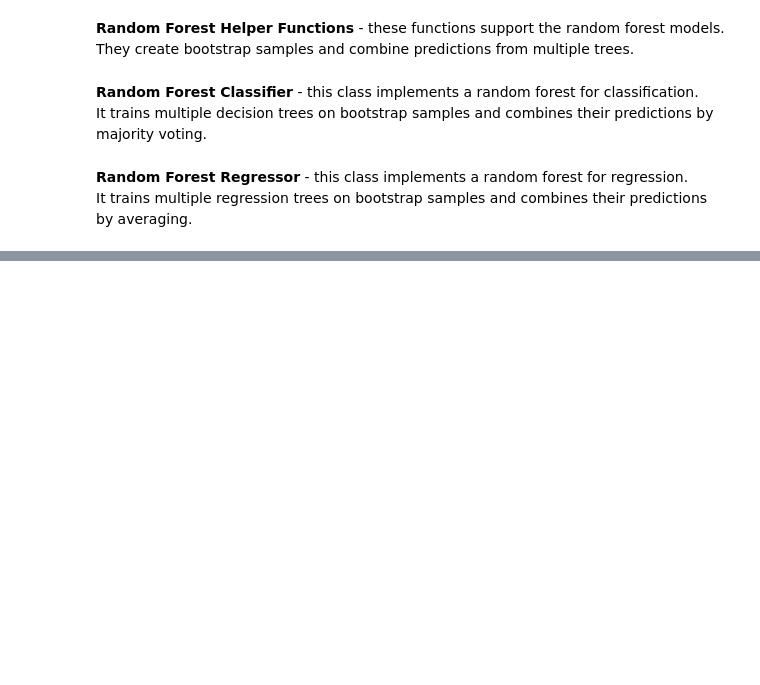
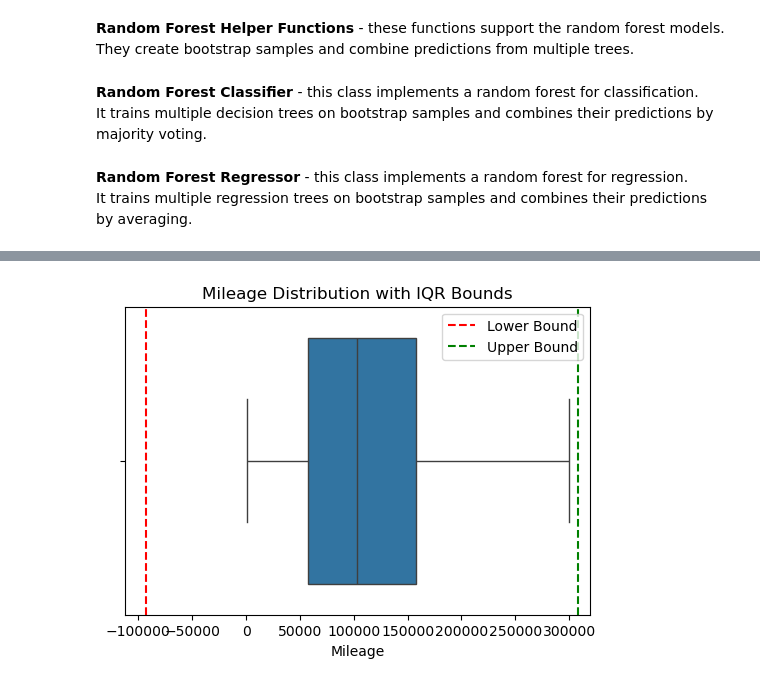
Before and after one commit to reychely/ML_HW1, a Jupyter notebook: HW1_209807130_212703813.ipynb, the cells around one changed output, grey strips where cells are left out. Drawn from its saved outputs; the diff is of its cells as text; code cells hidden in the pictures; blank space fills up the shorter version.

```diff
--- a/HW1_209807130_212703813.ipynb
+++ b/HW1_209807130_212703813.ipynb
@@ -531,0 +618,30 @@ class MyRandomForestRegressor:
+# %%
+# Outlier Analysis - Mileage using IQR
+
+# Calculate Q1, Q3 and IQR
+Q1_mileage = df['mileage'].quantile(0.25)
+Q3_mileage = df['mileage'].quantile(0.75)
+IQR_mileage = Q3_mileage - Q1_mileage
+
+# Calculate bounds
+lower_bound_mileage = Q1_mileage - 1.5 * IQR_mileage
+upper_bound_mileage = Q3_mileage + 1.5 * IQR_mileage
+
+# Find outliers
+mileage_outliers = df[(df['mileage'] < lower_bound_mileage) |
+                      (df['mileage'] > upper_bound_mileage)]
+
+# Print results
+print("Mileage Statistics:")
+print(df['mileage'].describe())
+
+print("\nIQR Calculation:")
+print("Q1:", Q1_mileage)
+print("Q3:", Q3_mileage)
+print("IQR:", IQR_mileage)
+
+print("\nBounds:")
+print("Lower bound:", lower_bound_mileage)
+print("Upper bound:", upper_bound_mileage)
+
+print("\nNumber of outliers:", len(mileage_outliers))
@@ -531,0 +666,16 @@ class MyRandomForestRegressor:
+# %%
+# Boxplot with IQR bounds for Mileage
+
+plt.figure(figsize=(6,4))
+sns.boxplot(x=df['mileage'])
+
+plt.axvline(lower_bound_mileage, color='red', linestyle='--', label='Lower Bound')
+plt.axvline(upper_bound_mileage, color='green', linestyle='--', label='Upper Bound')
+
+plt.title("Mileage Distribution with IQR Bounds")
+plt.xlabel("Mileage")
+plt.legend()
+
+plt.show()
+# %% [output]
+[figure, added]
```
Also changed, not shown: parts of 6 cells of this notebook.
